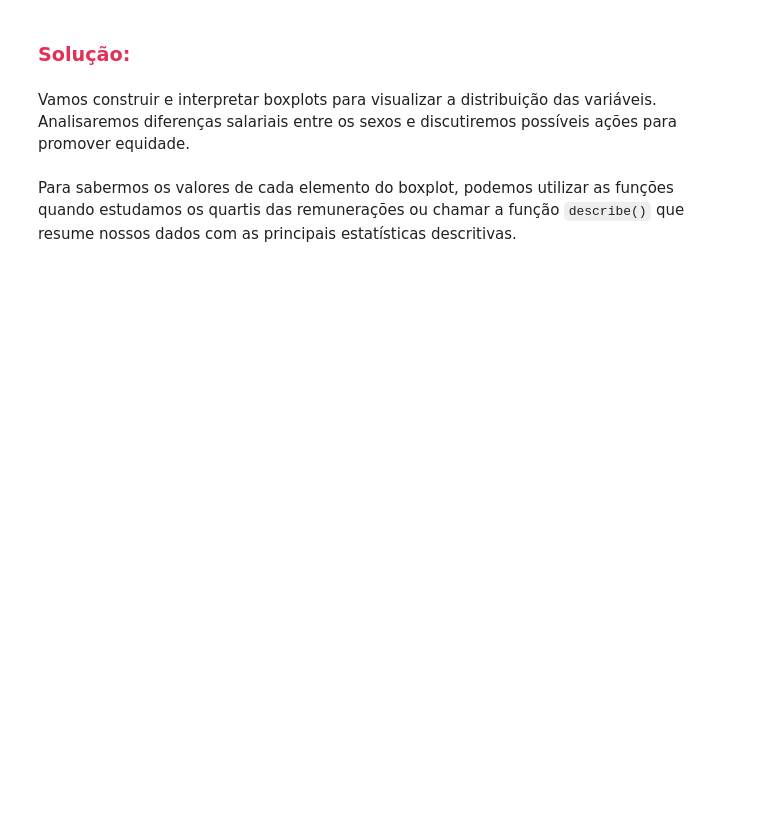
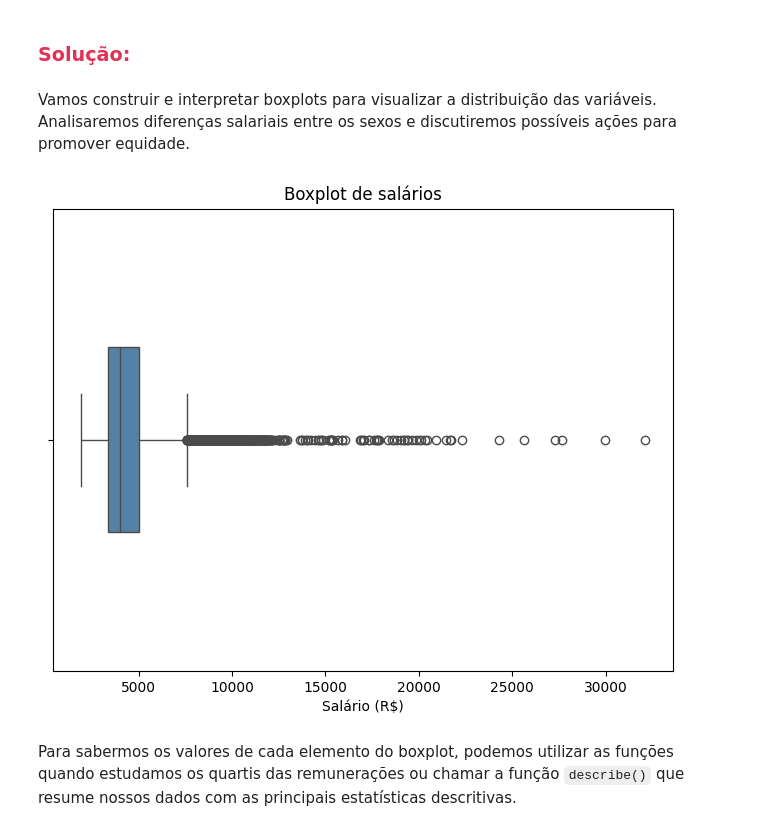
Before and after one commit to JhonCostaDev/oracle_one_alura, a Jupyter notebook: estatistica_ML/Projeto_Inicial_Estatística_com_Python_frequencias_e_medidas.ipynb, the cells around one changed output. Drawn from its saved outputs; the diff is of its cells as text; code cells hidden in the pictures; blank space fills up the shorter version.

```diff
--- a/estatistica_ML/Projeto_Inicial_Estatística_com_Python_frequencias_e_medidas.ipynb
+++ b/estatistica_ML/Projeto_Inicial_Estatística_com_Python_frequencias_e_medidas.ipynb
@@ -1428,5 +1555,15 @@ Essa visualização ajuda a identificar a centralidade, dispersão e possíveis
 ### <font color="#E23155" face="Verdana">Solução:</font>
 # %% [markdown]
 Vamos construir e interpretar boxplots para visualizar a distribuição das variáveis. Analisaremos diferenças salariais entre os sexos e discutiremos possíveis ações para promover equidade.
+# %%
+plt.figure(figsize=(8,6))
+sns.boxplot(x=colaboradores.remuneracao, color='steelblue')
+plt.title("Boxplot de salários")
+plt.xlabel("Salário (R$)")
+
+plt.ylim(-1,1)
+plt.show()
+# %% [output]
+[figure, added]
 # %% [markdown]
 Para sabermos os valores de cada elemento do boxplot, podemos utilizar as funções quando estudamos os quartis das remunerações ou chamar a função `describe()` que resume nossos dados com as principais estatísticas descritivas.
```
Also changed, not shown: parts of 17 cells of this notebook, 3 other files.
